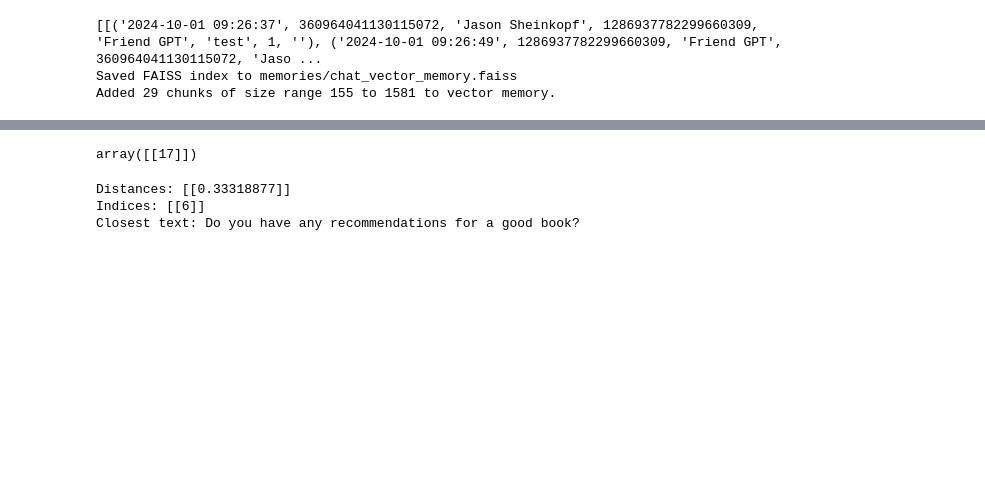
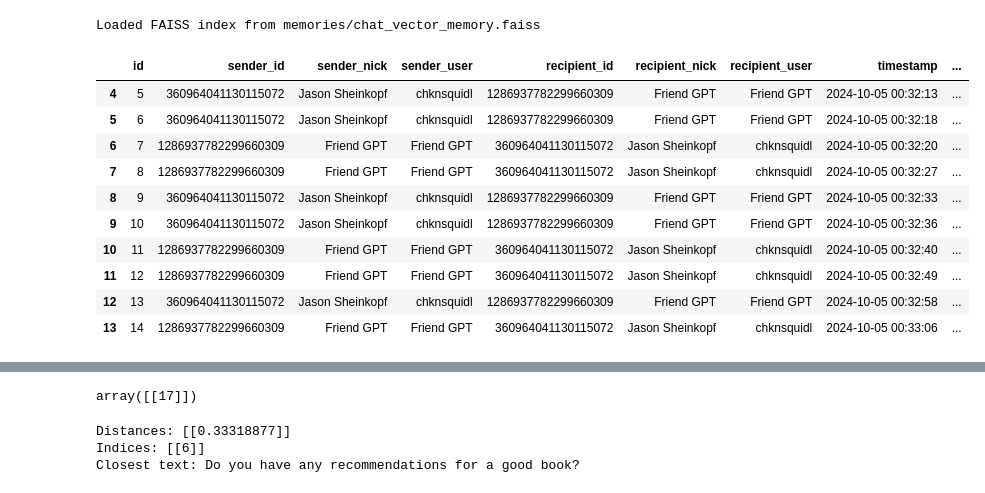
Before and after one commit to jasonsheinkopf/friend_gpt, a Jupyter notebook: testing.ipynb, the cells around one changed output, grey strips where cells are left out. Cells and saved outputs as stored; diff of their text form; code cells hidden in the pictures; blank space fills up the shorter version.

Commit message:
vector chat ingestion working

```diff
--- a/testing.ipynb
+++ b/testing.ipynb
@@ -658,19 +662,28 @@ sample_chan_id = all_chan_ids[0]
 # %%
 from core.memory import CoreMemory
 from dotenv import load_dotenv
 from config.defaults import get_cfg
 
 cfg = get_cfg()
 
 core_memory = CoreMemory(cfg, agent_name='Friend GPT', agent_id='1286937782299660309')
 all_chan_ids = core_memory.get_all_chan_ids()
 sample_chan_id = all_chan_ids[0]
 
 df = core_memory.create_df()
-df.tail(5)
+df.tail(10)
 
-uningested_history = core_memory.ingest_channel_hist_to_vector(sample_chan_id)
+# uningested_history = core_memory.ingest_channel_hist_to_vector(sample_chan_id)
 # %% [output]
-[[('2024-10-01 09:26:37', 360964041130115072, 'Jason Sheinkopf', 1286937782299660309, 'Friend GPT', 'test', 1, ''), ('2024-10-01 09:26:49', 1286937782299660309, 'Friend GPT', 360964041130115072, 'Jaso ...
-Saved FAISS index to memories/chat_vector_memory.faiss
-Added 29 chunks of size range 155 to 1581 to vector memory.
+Loaded FAISS index from memories/chat_vector_memory.faiss
+|  | id | sender_id | sender_nick | sender_user | recipient_id | recipient_nick | recipient_user | timestamp | ... |
+| 4 | 5 | 360964041130115072 | Jason Sheinkopf | chknsquidl | 1286937782299660309 | Friend GPT | Friend GPT | 2024-10-05 00:32:13 | ... |
+| 5 | 6 | 360964041130115072 | Jason Sheinkopf | chknsquidl | 1286937782299660309 | Friend GPT | Friend GPT | 2024-10-05 00:32:18 | ... |
+| 6 | 7 | 1286937782299660309 | Friend GPT | Friend GPT | 360964041130115072 | Jason Sheinkopf | chknsquidl | 2024-10-05 00:32:20 | ... |
+| 7 | 8 | 1286937782299660309 | Friend GPT | Friend GPT | 360964041130115072 | Jason Sheinkopf | chknsquidl | 2024-10-05 00:32:27 | ... |
+| 8 | 9 | 360964041130115072 | Jason Sheinkopf | chknsquidl | 1286937782299660309 | Friend GPT | Friend GPT | 2024-10-05 00:32:33 | ... |
+| 9 | 10 | 360964041130115072 | Jason Sheinkopf | chknsquidl | 1286937782299660309 | Friend GPT | Friend GPT | 2024-10-05 00:32:36 | ... |
+| 10 | 11 | 1286937782299660309 | Friend GPT | Friend GPT | 360964041130115072 | Jason Sheinkopf | chknsquidl | 2024-10-05 00:32:40 | ... |
+| 11 | 12 | 1286937782299660309 | Friend GPT | Friend GPT | 360964041130115072 | Jason Sheinkopf | chknsquidl | 2024-10-05 00:32:49 | ... |
+| 12 | 13 | 360964041130115072 | Jason Sheinkopf | chknsquidl | 1286937782299660309 | Friend GPT | Friend GPT | 2024-10-05 00:32:58 | ... |
+| 13 | 14 | 1286937782299660309 | Friend GPT | Friend GPT | 360964041130115072 | Jason Sheinkopf | chknsquidl | 2024-10-05 00:33:06 | ... |
```
Also changed, not shown: parts of 7 cells of this notebook, 3 other files.
